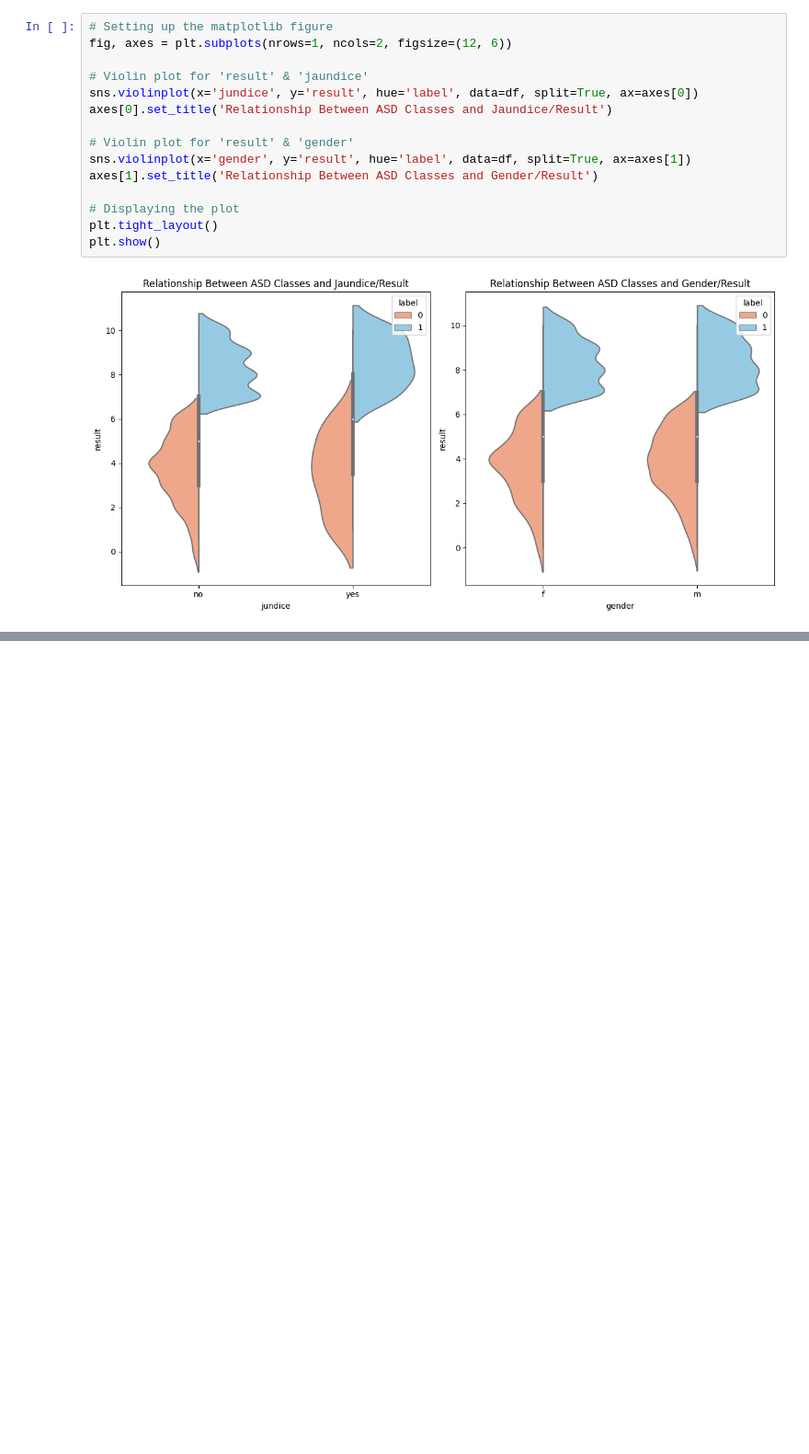
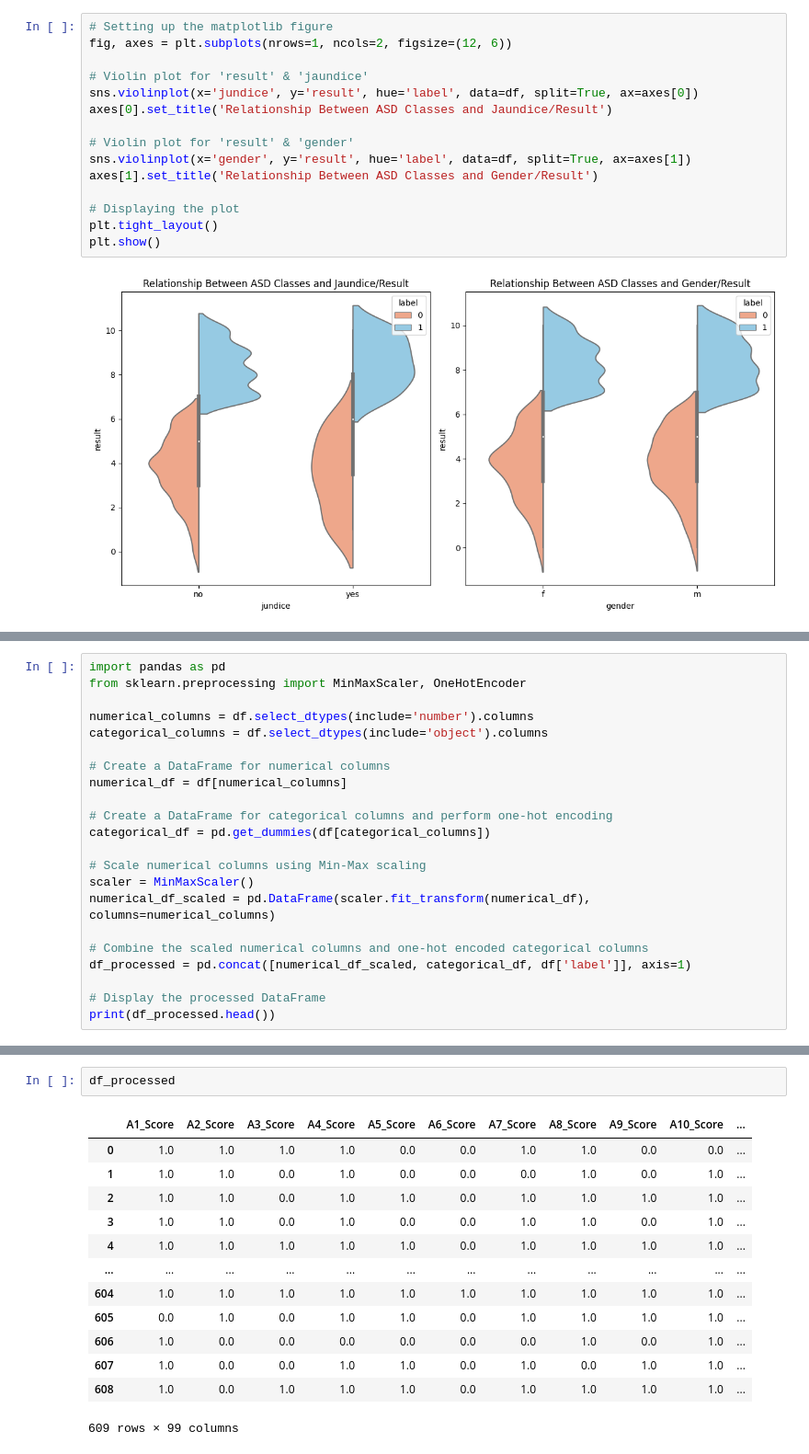
Before and after one commit to konam20513/ASD_classification, a Jupyter notebook: EDA.ipynb, the cells around one changed output, grey strips where cells are left out. Shown at 92% size. Cells and saved outputs as stored; diff of their text form; blank space fills up the shorter version.

```diff
--- a/EDA.ipynb
+++ b/EDA.ipynb
@@ -97,0 +120,22 @@ plt.show()
+# %%
+import pandas as pd
+from sklearn.preprocessing import MinMaxScaler, OneHotEncoder
+
+numerical_columns = df.select_dtypes(include='number').columns
+categorical_columns = df.select_dtypes(include='object').columns
+
+# Create a DataFrame for numerical columns
+numerical_df = df[numerical_columns]
+
+# Create a DataFrame for categorical columns and perform one-hot encoding
+categorical_df = pd.get_dummies(df[categorical_columns])
+
+# Scale numerical columns using Min-Max scaling
+scaler = MinMaxScaler()
+numerical_df_scaled = pd.DataFrame(scaler.fit_transform(numerical_df), columns=numerical_columns)
+
+# Combine the scaled numerical columns and one-hot encoded categorical columns
+df_processed = pd.concat([numerical_df_scaled, categorical_df, df['label']], axis=1)
+
+# Display the processed DataFrame
+print(df_processed.head())
@@ -97,0 +160,16 @@ plt.show()
+# %%
+df_processed
+# %% [output]
+|  | A1_Score | A2_Score | A3_Score | A4_Score | A5_Score | A6_Score | A7_Score | A8_Score | A9_Score | A10_Score | ... |
+| 0 | 1.0 | 1.0 | 1.0 | 1.0 | 0.0 | 0.0 | 1.0 | 1.0 | 0.0 | 0.0 | ... |
+| 1 | 1.0 | 1.0 | 0.0 | 1.0 | 0.0 | 0.0 | 0.0 | 1.0 | 0.0 | 1.0 | ... |
+| 2 | 1.0 | 1.0 | 0.0 | 1.0 | 1.0 | 0.0 | 1.0 | 1.0 | 1.0 | 1.0 | ... |
+| 3 | 1.0 | 1.0 | 0.0 | 1.0 | 0.0 | 0.0 | 1.0 | 1.0 | 0.0 | 1.0 | ... |
+| 4 | 1.0 | 1.0 | 1.0 | 1.0 | 1.0 | 0.0 | 1.0 | 1.0 | 1.0 | 1.0 | ... |
+| ... | ... | ... | ... | ... | ... | ... | ... | ... | ... | ... | ... |
+| 604 | 1.0 | 1.0 | 1.0 | 1.0 | 1.0 | 1.0 | 1.0 | 1.0 | 1.0 | 1.0 | ... |
+| 605 | 0.0 | 1.0 | 0.0 | 1.0 | 1.0 | 0.0 | 1.0 | 1.0 | 1.0 | 1.0 | ... |
+| 606 | 1.0 | 0.0 | 0.0 | 0.0 | 0.0 | 0.0 | 0.0 | 1.0 | 0.0 | 1.0 | ... |
+| 607 | 1.0 | 0.0 | 0.0 | 1.0 | 1.0 | 0.0 | 1.0 | 0.0 | 1.0 | 1.0 | ... |
+| 608 | 1.0 | 0.0 | 1.0 | 1.0 | 1.0 | 0.0 | 1.0 | 1.0 | 1.0 | 1.0 | ... |
+609 rows × 99 columns
```
Also changed, not shown: parts of 7 cells of this notebook, 2 other files.
